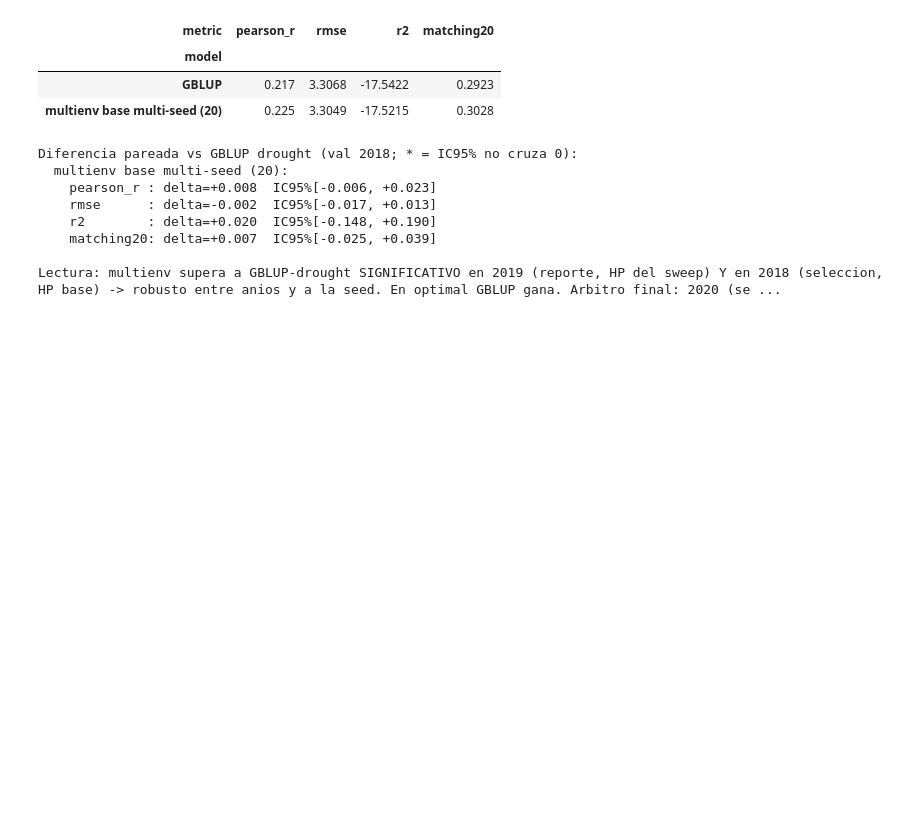
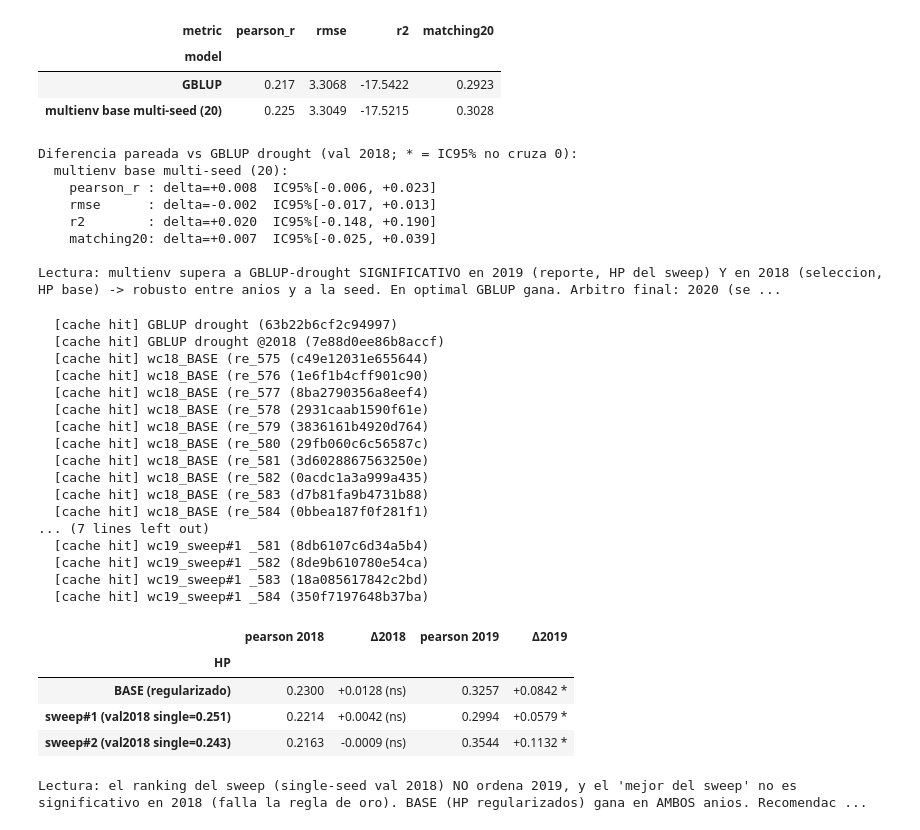
Before and after one commit to octavioromagnoli/maze-genomic-pred, a Jupyter notebook: notebooks/comparar_modelos_ci.ipynb, the cells around one changed output. Saved outputs shown, nothing was run; the diff lists cells and outputs as text; code cells hidden in the pictures; blank space fills up the shorter version.

```diff
--- a/notebooks/comparar_modelos_ci.ipynb
+++ b/notebooks/comparar_modelos_ci.ipynb
@@ -1787,3 +1783,73 @@ Diferencia pareada vs GBLUP drought (val 2018; * = IC95% no cruza 0):
     matching20: delta=+0.007  IC95%[-0.025, +0.039]
 
 Lectura: multienv supera a GBLUP-drought SIGNIFICATIVO en 2019 (reporte, HP del sweep) Y en 2018 (seleccion, HP base) -> robusto entre anios y a la seed. En optimal GBLUP gana. Arbitro final: 2020 (se ...
+# %%
+# === A5 (multienv): winner's curse del sweep -> por que HP base + ensemble (no el "mejor") ===
+# Requiere las celdas A5 anteriores (drought_head, MULTIENV_BASE, GBLUP_DROUGHT, report_config,
+# apply_overrides). [CELDA PESADA: entrena ensembles de los candidatos del sweep; cachea.]
+# El "mejor del sweep" maximiza pearson_r_GY de UNA seed en val 2018. Problema: entre HP, 2018
+# predice DEBIL a 2019, asi que ese ganador es fragil. Comparamos BASE + top-2 del sweep, cada uno
+# como ENSEMBLE de seeds, en 2018 (seleccion) y 2019 (reporte): se ve que el ranking de 2018 NO
+# ordena 2019, y que BASE (regularizado) es el unico robusto en AMBOS.
+from src.training.sweep import top_runs_from_sweep
+MULTIENV_SWEEP = "oromagnoli-/maze-genomic-pred/tqvcj5hn"
+SEEDS_WC = SEEDS[:10]                                   # subconjunto de SEEDS => BASE ya cacheado
+SEL_CV = {"scheme": "fixed_temporal", "val_year": 2018, "train_years": [2017],
+          "holdout_test_year": 2020, "enforce_disjoint_lines": True}
+
+cands = {"BASE (regularizado)": {}}
+for rank, (ov, val, rid) in enumerate(top_runs_from_sweep(MULTIENV_SWEEP, k=2), 1):
+    cands[f"sweep#{rank} (val2018 single={val:.3f})"] = ov
+
+eval_with_preds("GBLUP drought", GBLUP_DROUGHT)                       # val 2019
+gd18 = apply_overrides(GBLUP_DROUGHT, {}); gd18["cv"] = dict(SEL_CV)
+eval_with_preds("GBLUP drought @2018", gd18)                          # val 2018
+
+def ens_vs_gblup(overrides, cv, gkey, tag):
+    """Ensemble de SEEDS_WC del multienv(overrides) vs GBLUP en el cv dado -> (pearson, delta)."""
+    pr = []
+    for sd in SEEDS_WC:
+        cfg = report_config(MULTIENV_BASE, {**overrides, "model.params.random_state": sd}); cfg["cv"] = dict(cv)
+        pr.append(drought_head(f"{tag}{sd}", cfg))
+    lnx, ytx, yhx = align_by_line(PREDS_BY_MODEL[gkey], *pr)
+    ens = average_predictions(yhx[1:], standardize=True)
+    _, samp = bootstrap_table(ytx, {"GBLUP": yhx[0], "ens": ens}, ENS_METRICS, group=lnx,
+                              n_boot=N_BOOT, alpha=ALPHA, seed=575, standardize=True)
+    return pearson_r(ytx, ens), paired_diff_summary(samp, "GBLUP", METRICS, alpha=ALPHA)["ens"]["pearson_r"]
+
+wc = []
+for name, ov in cands.items():
+    p18, d18 = ens_vs_gblup(ov, SEL_CV, "GBLUP drought @2018", f"wc18_{name[:8]}_")
+    p19, d19 = ens_vs_gblup(ov, REPORT_CV, "GBLUP drought", f"wc19_{name[:8]}_")
+    wc.append({"HP": name,
+               "pearson 2018": round(p18, 4), "Δ2018": f"{d18['delta']:+.4f}{' *' if d18['sig'] else '  (ns)'}",
+               "pearson 2019": round(p19, 4), "Δ2019": f"{d19['delta']:+.4f}{' *' if d19['sig'] else '  (ns)'}"})
+display(pd.DataFrame(wc).set_index("HP"))
+print("Lectura: el ranking del sweep (single-seed val 2018) NO ordena 2019, y el 'mejor del sweep' "
+      "no es significativo en 2018 (falla la regla de oro). BASE (HP regularizados) gana en AMBOS "
+      "anios. Recomendacion: usar HP base + ensemble grande (la celda de arriba), o seleccionar por "
+      "2018-MULTISEED (que elige HP tipo BASE), NUNCA el mejor single-seed del sweep.")
+# %% [output]
+  [cache hit] GBLUP drought (63b22b6cf2c94997)
+  [cache hit] GBLUP drought @2018 (7e88d0ee86b8accf)
+  [cache hit] wc18_BASE (re_575 (c49e12031e655644)
+  [cache hit] wc18_BASE (re_576 (1e6f1b4cff901c90)
+  [cache hit] wc18_BASE (re_577 (8ba2790356a8eef4)
+  [cache hit] wc18_BASE (re_578 (2931caab1590f61e)
+  [cache hit] wc18_BASE (re_579 (3836161b4920d764)
+  [cache hit] wc18_BASE (re_580 (29fb060c6c56587c)
+  [cache hit] wc18_BASE (re_581 (3d6028867563250e)
+  [cache hit] wc18_BASE (re_582 (0acdc1a3a999a435)
+  [cache hit] wc18_BASE (re_583 (d7b81fa9b4731b88)
+  [cache hit] wc18_BASE (re_584 (0bbea187f0f281f1)
+... (7 lines left out)
+  [cache hit] wc19_sweep#1 _581 (8db6107c6d34a5b4)
+  [cache hit] wc19_sweep#1 _582 (8de9b610780e54ca)
+  [cache hit] wc19_sweep#1 _583 (18a085617842c2bd)
+  [cache hit] wc19_sweep#1 _584 (350f7197648b37ba)
+|  | pearson 2018 | Δ2018 | pearson 2019 | Δ2019 |
+| HP |  |  |  |  |
+| BASE (regularizado) | 0.2300 | +0.0128 (ns) | 0.3257 | +0.0842 * |
+| sweep#1 (val2018 single=0.251) | 0.2214 | +0.0042 (ns) | 0.2994 | +0.0579 * |
+| sweep#2 (val2018 single=0.243) | 0.2163 | -0.0009 (ns) | 0.3544 | +0.1132 * |
+Lectura: el ranking del sweep (single-seed val 2018) NO ordena 2019, y el 'mejor del sweep' no es significativo en 2018 (falla la regla de oro). BASE (HP regularizados) gana en AMBOS anios. Recomendac ...
```
Also changed, not shown: parts of 4 cells of this notebook, 7 other files.
